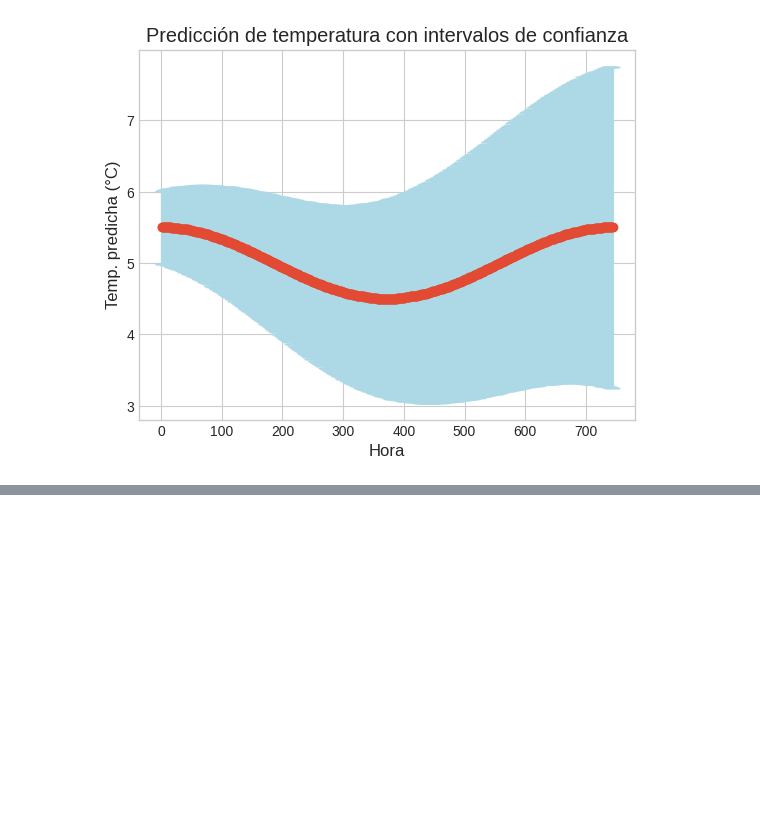
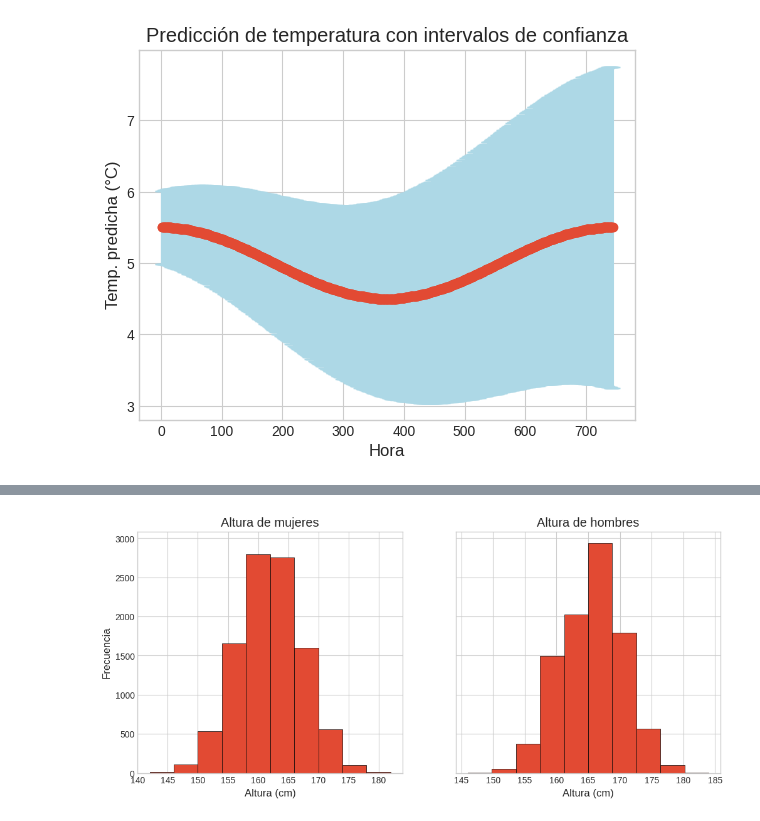
Before and after one commit to famartinezal/curso-geo, a Jupyter notebook: matplotlib.ipynb, the cells around one changed output, grey strips where cells are left out. Cells and saved outputs as stored; diff of their text form; code cells hidden in the pictures; blank space fills up the shorter version.

```diff
--- a/matplotlib.ipynb
+++ b/matplotlib.ipynb
@@ -664,0 +673,3 @@ ax.legend()
+# %%
+df = pd.read_csv('histograma_dataset.csv')
+df.head()
@@ -664,0 +683,14 @@ ax.legend()
+# %%
+df_fem = df.loc[df['Sexo'] == 'Femenino']
+df_masc = df.loc[df['Sexo'] == 'Masculino']
+# %%
+fig, ax = plt.subplots(1, 2, figsize=(12, 5), sharey=True)
+ax[0].hist(df_fem['Altura (cm)'], bins=10, edgecolor='black')
+ax[1].hist(df_masc['Altura (cm)'], bins=10, edgecolor='black')
+ax[0].set_title('Altura de mujeres')
+ax[1].set_title('Altura de hombres')
+ax[0].set_xlabel('Altura (cm)')
+ax[1].set_xlabel('Altura (cm)')
+ax[0].set_ylabel('Frecuencia');
+# %% [output]
+[figure, added]
```
Also changed, not shown: parts of 38 cells of this notebook, 11 other files.
